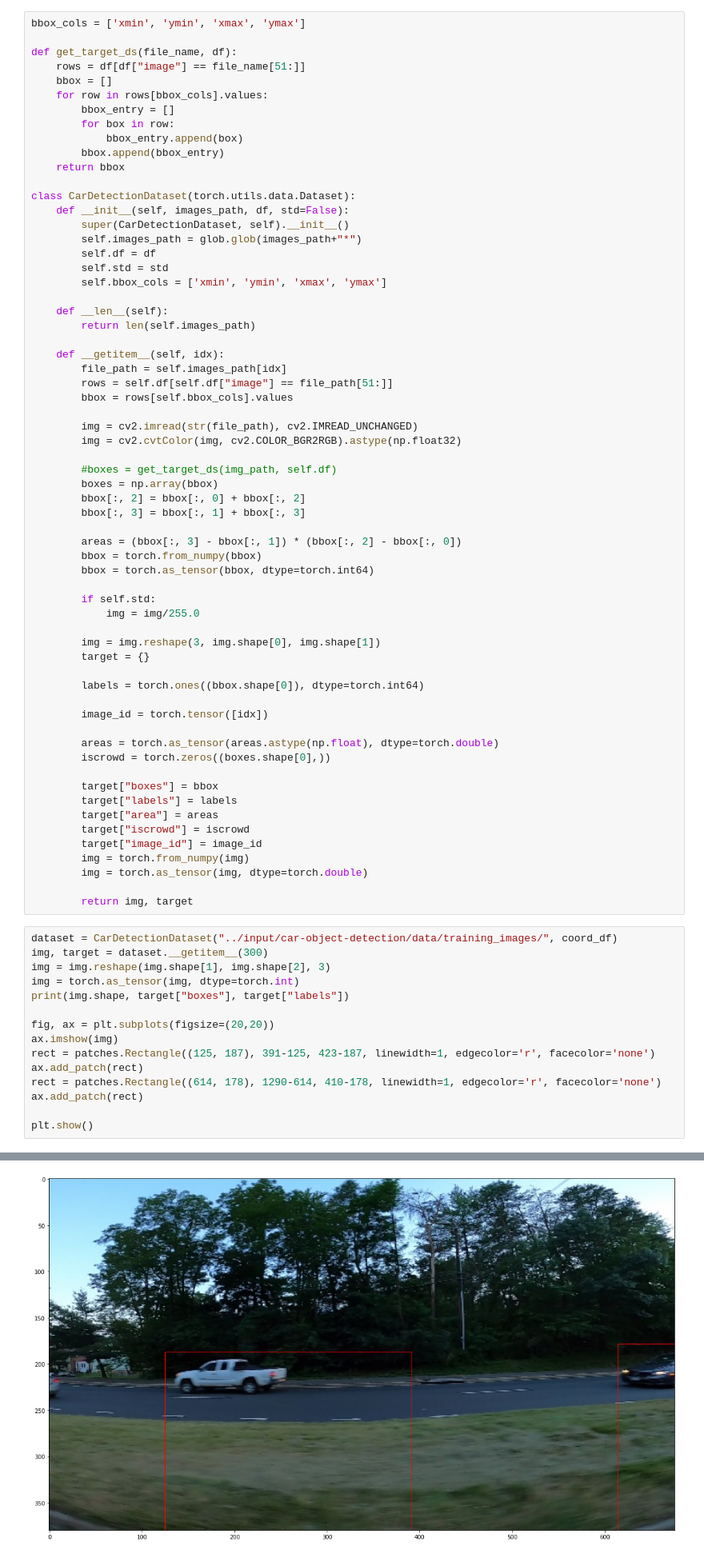
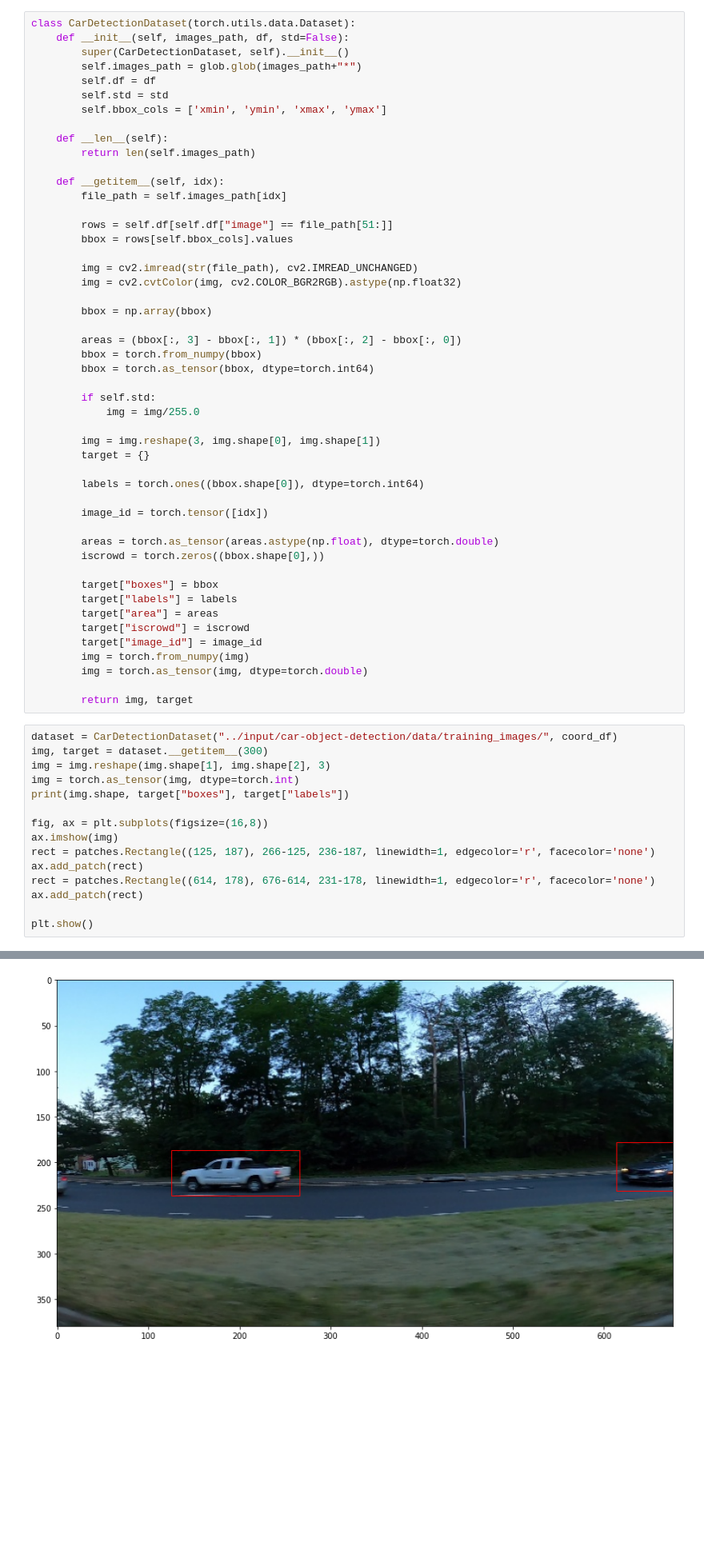
Before and after one commit to mhmdrdwn/car, a Jupyter notebook: notebooks/car-faster-rcnn.ipynb, the cells around one changed output, grey strips where cells are left out. Shown at 80% size. Saved outputs shown, nothing was run; the diff lists cells and outputs as text; blank space fills up the shorter version.

```diff
--- a/notebooks/car-faster-rcnn.ipynb
+++ b/notebooks/car-faster-rcnn.ipynb
@@ -62,16 +82,4 @@ uint8
 # %%
-bbox_cols = ['xmin', 'ymin', 'xmax', 'ymax']
-
-def get_target_ds(file_name, df):
-    rows = df[df["image"] == file_name[51:]]
-    bbox = []
-    for row in rows[bbox_cols].values:
-        bbox_entry = []
-        for box in row:
-            bbox_entry.append(box)
-        bbox.append(bbox_entry)
-    return bbox
-
 class CarDetectionDataset(torch.utils.data.Dataset):
     def __init__(self, images_path, df, std=False):
         super(CarDetectionDataset, self).__init__()
@@ -85,16 +93,14 @@ class CarDetectionDataset(torch.utils.data.Dataset):
 
     def __getitem__(self, idx):
         file_path = self.images_path[idx]
+
         rows = self.df[self.df["image"] == file_path[51:]]
         bbox = rows[self.bbox_cols].values
 
         img = cv2.imread(str(file_path), cv2.IMREAD_UNCHANGED)
         img = cv2.cvtColor(img, cv2.COLOR_BGR2RGB).astype(np.float32)
 
-        #boxes = get_target_ds(img_path, self.df)
-        boxes = np.array(bbox)
-        bbox[:, 2] = bbox[:, 0] + bbox[:, 2]
-        bbox[:, 3] = bbox[:, 1] + bbox[:, 3]
+        bbox = np.array(bbox)
 
         areas = (bbox[:, 3] - bbox[:, 1]) * (bbox[:, 2] - bbox[:, 0])
         bbox = torch.from_numpy(bbox)
@@ -111,7 +117,7 @@ class CarDetectionDataset(torch.utils.data.Dataset):
         image_id = torch.tensor([idx])
 
         areas = torch.as_tensor(areas.astype(np.float), dtype=torch.double)
-        iscrowd = torch.zeros((boxes.shape[0],))
+        iscrowd = torch.zeros((bbox.shape[0],))
 
         target["boxes"] = bbox
         target["labels"] = labels
@@ -129,11 +135,11 @@ img = img.reshape(img.shape[1], img.shape[2], 3)
 img = torch.as_tensor(img, dtype=torch.int)
 print(img.shape, target["boxes"], target["labels"])
 
-fig, ax = plt.subplots(figsize=(20,20))
+fig, ax = plt.subplots(figsize=(16,8))
 ax.imshow(img)
-rect = patches.Rectangle((125, 187), 391-125, 423-187, linewidth=1, edgecolor='r', facecolor='none')
+rect = patches.Rectangle((125, 187), 266-125, 236-187, linewidth=1, edgecolor='r', facecolor='none')
 ax.add_patch(rect)
-rect = patches.Rectangle((614, 178), 1290-614, 410-178, linewidth=1, edgecolor='r', facecolor='none')
+rect = patches.Rectangle((614, 178), 676-614, 231-178, linewidth=1, edgecolor='r', facecolor='none')
 ax.add_patch(rect)
 
 plt.show()
@@ -143,4 +149,4 @@ torch.Size([380, 676, 3]) tensor([[ 125,  187,  391,  423],
-[figure, old version]
+[figure, new version]
 # %%
 def collate_fn(batch):
     return tuple(zip(*batch))
```
Also changed, not shown: parts of 19 cells of this notebook.
